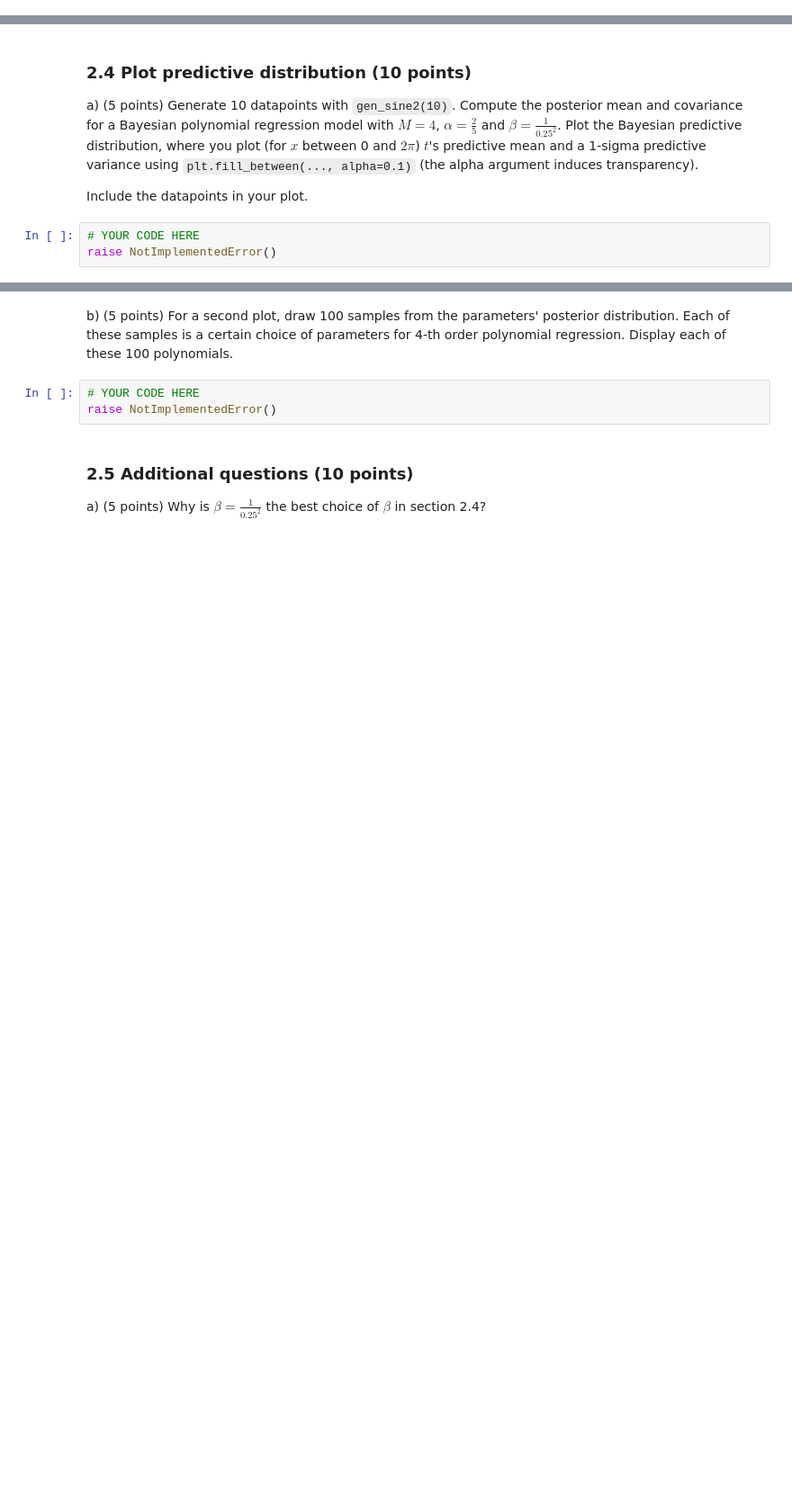
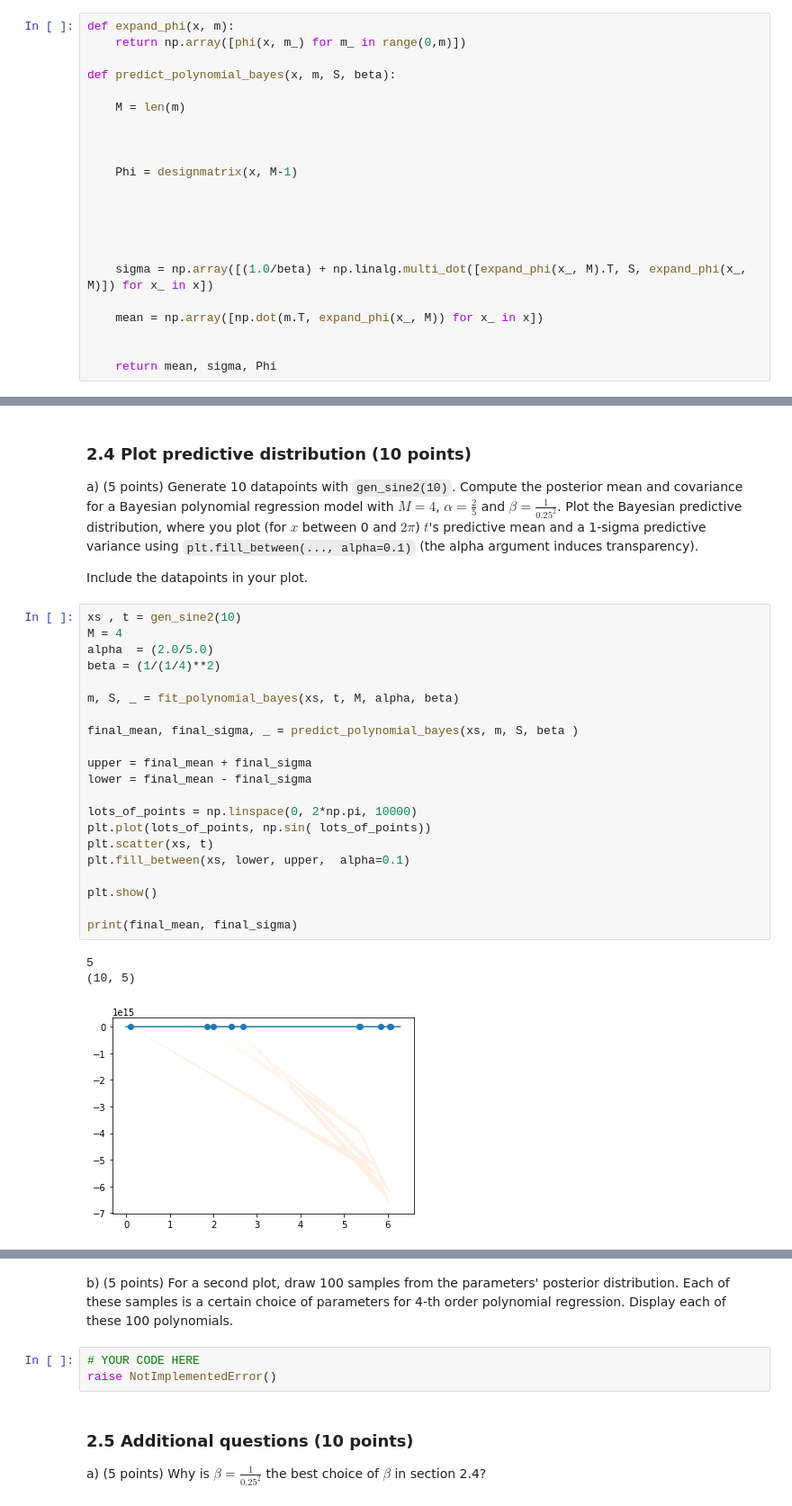
Before and after one commit to filipkny/MachineLearning1_UvA, a Jupyter notebook: lab1.ipynb, the cells around one changed output, grey strips where cells are left out. Shown at 90% size. Drawn from its saved outputs; the diff is of its cells as text; blank space fills up the shorter version.

```diff
--- a/lab1.ipynb
+++ b/lab1.ipynb
@@ -568,3 +562,25 @@ def predict_polynomial_bayes(x, m, S, beta):
+# %%
+def expand_phi(x, m):
+    return np.array([phi(x, m_) for m_ in range(0,m)])
+
+def predict_polynomial_bayes(x, m, S, beta):
+
+    M = len(m)
+
+
+
+    Phi = designmatrix(x, M-1)
+
+
+
+
+
+    sigma = np.array([(1.0/beta) + np.linalg.multi_dot([expand_phi(x_, M).T, S, expand_phi(x_, M)]) for x_ in x])
+
+    mean = np.array([np.dot(m.T, expand_phi(x_, M)) for x_ in x])
+
+
+    return mean, sigma, Phi
 # %%
 ### Test your function
 np.random.seed(42)
@@ -585,6 +604,28 @@ a) (5 points) Generate 10 datapoints with `gen_sine2(10)`. Compute the posterior
 Plot the Bayesian predictive distribution, where you plot (for $x$ between 0 and $2 \pi$) $t$'s predictive mean and a 1-sigma predictive variance using `plt.fill_between(..., alpha=0.1)` (the alpha argument induces transparency).
 
 Include the datapoints in your plot.
-# %%
-# YOUR CODE HERE
-raise NotImplementedError()
+# %%
+xs , t = gen_sine2(10)
+M = 4
+alpha  = (2.0/5.0)
+beta = (1/(1/4)**2)
+
+m, S, _ = fit_polynomial_bayes(xs, t, M, alpha, beta)
+
+final_mean, final_sigma, _ = predict_polynomial_bayes(xs, m, S, beta )
+
+upper = final_mean + final_sigma
+lower = final_mean - final_sigma
+
+lots_of_points = np.linspace(0, 2*np.pi, 10000)
+plt.plot(lots_of_points, np.sin( lots_of_points))
+plt.scatter(xs, t)
+plt.fill_between(xs, lower, upper,  alpha=0.1)
+
+plt.show()
+
+print(final_mean, final_sigma)
+# %% [output]
+5
+(10, 5)
+[figure, added]
```
Also changed, not shown: parts of 3 cells of this notebook.
